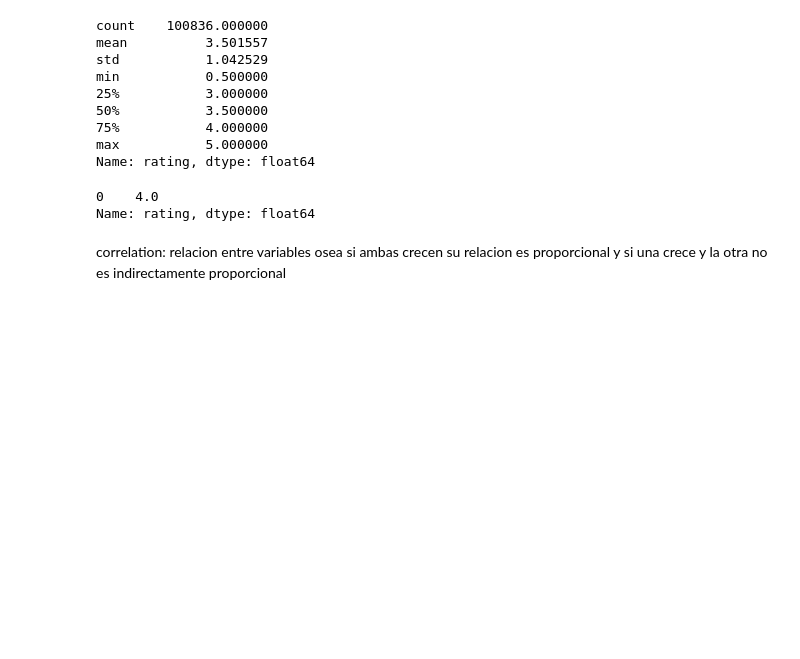
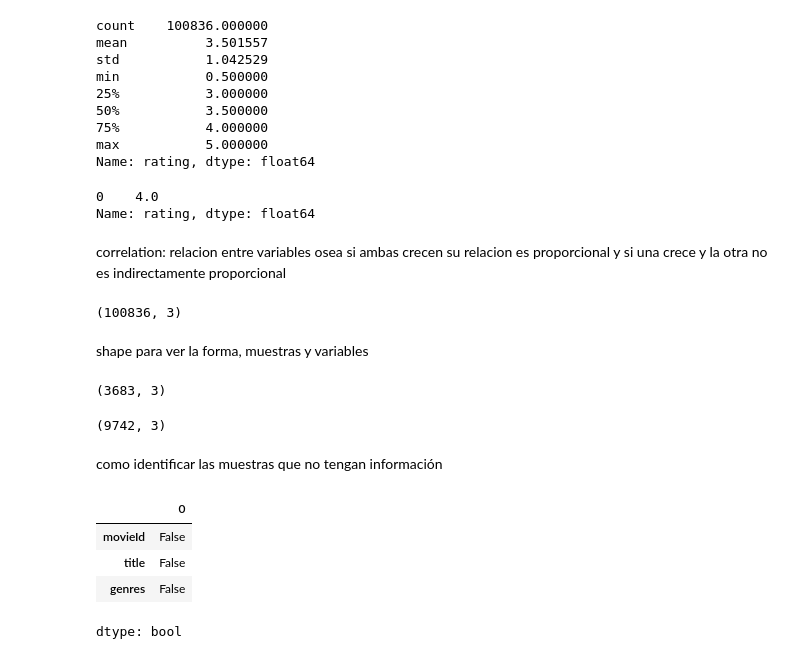
Before and after one commit to maribelalay18/-Artificial-Intelligence, a Jupyter notebook: martes03_diciembre2024.ipynb, the cells around one changed output. Cells and saved outputs as stored; diff of their text form; code cells hidden in the pictures; blank space fills up the shorter version.

```diff
--- a/martes03_diciembre2024.ipynb
+++ b/martes03_diciembre2024.ipynb
@@ -77,3 +77,27 @@ print(ratings['rating'].modem())
 Name: rating, dtype: float64
 # %% [markdown]
 correlation: relacion entre variables osea si ambas crecen su relacion es proporcional y si una crece y la otra no es indirectamente proporcional
+# %%
+ratings. shape
+# %% [output]
+(100836, 3)
+# %% [markdown]
+shape para ver la forma, muestras y variables
+# %%
+tags.shape
+# %% [output]
+(3683, 3)
+# %%
+movies.shape
+# %% [output]
+(9742, 3)
+# %% [markdown]
+como identificar las muestras que no tengan información
+# %%
+movies.isnull().any()
+# %% [output]
+|  | 0 |
+| movieId | False |
+| title | False |
+| genres | False |
+dtype: bool
```
